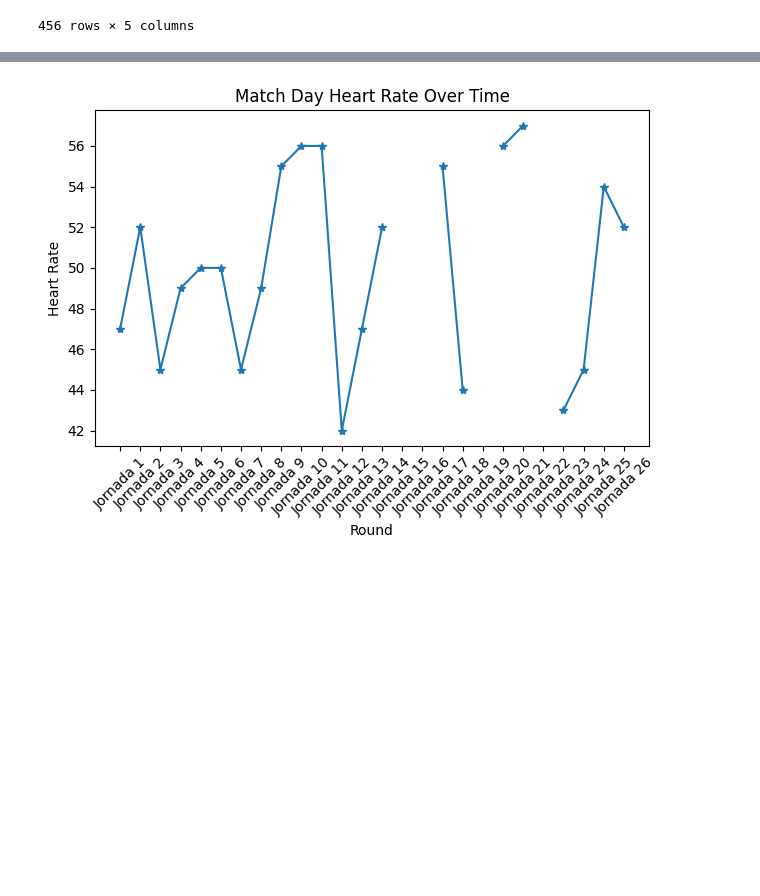
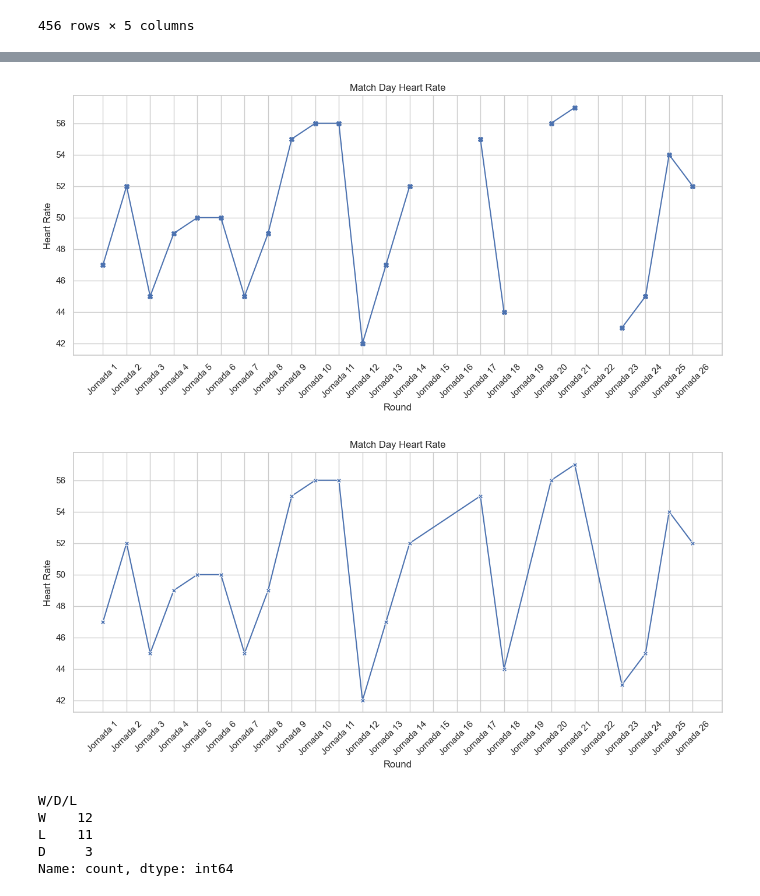
Before and after one commit to Miquelpg6/project_2, a Jupyter notebook: project_2/visualizations.ipynb, the cells around one changed output, grey strips where cells are left out. Drawn from its saved outputs; the diff is of its cells as text; code cells hidden in the pictures; blank space fills up the shorter version.

```diff
--- a/project_2/visualizations.ipynb
+++ b/project_2/visualizations.ipynb
@@ -5,3 +9,8 @@ import matplotlib.pyplot as plt
+# %%
+# Configuration to set so that all the Seaborn figs come out with this size
+sns.set_context("poster")
+sns.set(rc={"figure.figsize": (12.,6.)})
+sns.set_style("whitegrid")
 # %%
 
 df_federacio = pd.read_csv("../project_2/df_federacio.csv")
@@ -74,19 +68,39 @@ average = merged_df["MATCH DAY HEART RATE"].mean()
 # %%
 # representation of the average match day heart rate
 
-plt.plot(merged_df['ROUND'], merged_df['MATCH DAY HEART RATE'], marker='*')
+plt.plot(merged_df['ROUND'], merged_df['MATCH DAY HEART RATE'], marker='X')
 
 # Add labels and title
 plt.xlabel("Round")
 plt.ylabel("Heart Rate")
-plt.title("Match Day Heart Rate Over Time")
+plt.title("Match Day Heart Rate")
 
 # Show the plot
 plt.xticks(rotation=45)
 plt.tight_layout()
 plt.show()
 # %% [output]
-[figure, old version]
+[figure, new version]
+# %%
+sns.lineplot(data=merged_df, x="ROUND", y="MATCH DAY HEART RATE", marker='X');
+# Add labels and title
+plt.xlabel("Round")
+plt.ylabel("Heart Rate")
+plt.title("Match Day Heart Rate")
+
+# Show the plot
+plt.xticks(rotation=45)
+plt.tight_layout()
+plt.show()
+# %% [output]
+[figure, added]
 # %%
 # round plot with % of victories, draw and loses
-#
+stats = merged_df["W/D/L"].value_counts()
+stats
+# %% [output]
+W/D/L
+W    12
+L    11
+D     3
+Name: count, dtype: int64
```
Also changed, not shown: parts of 12 cells of this notebook, 4 other files.
